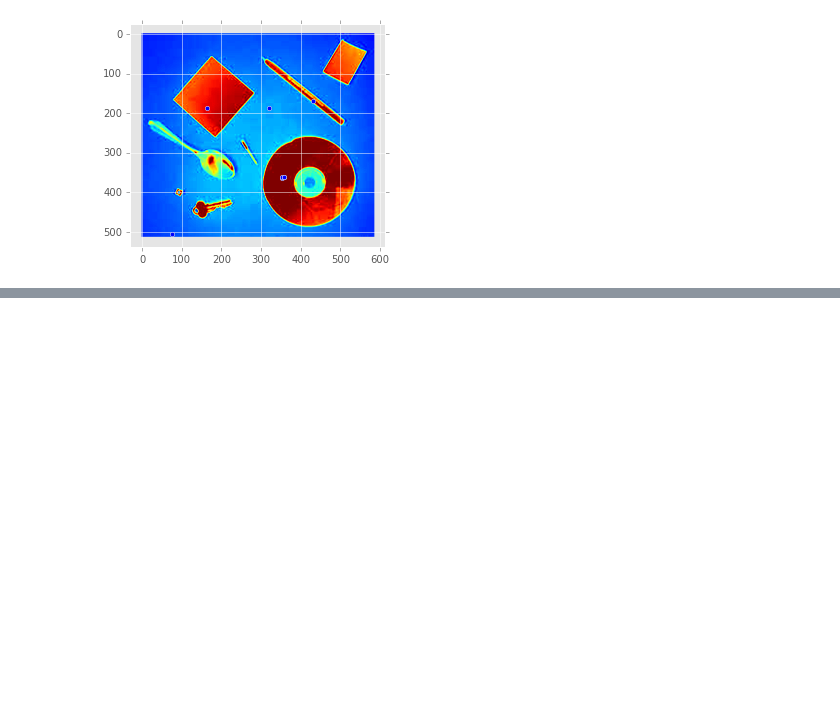
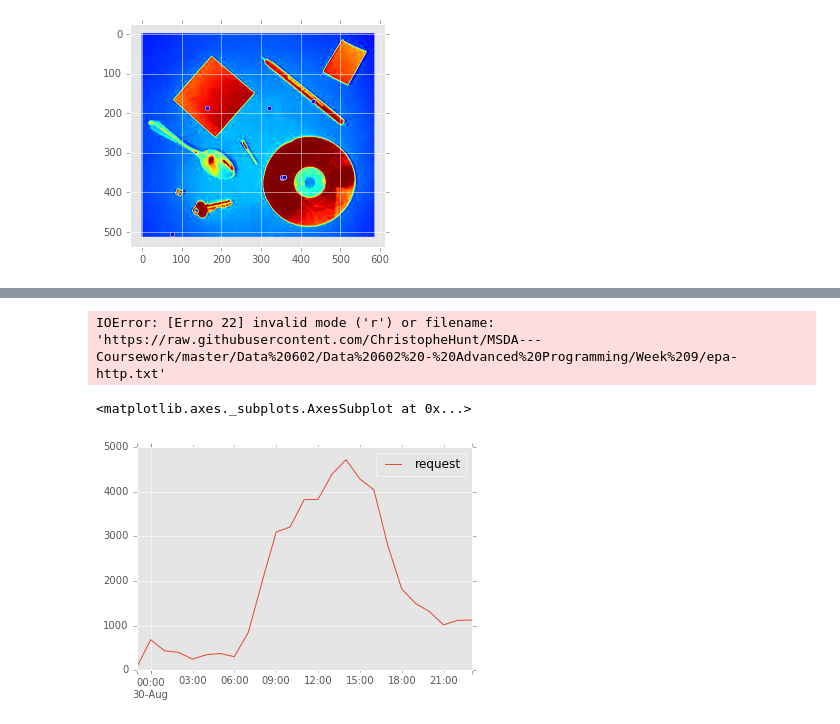
Before and after one commit to ChristopheHunt/MSDA---Coursework, a Jupyter notebook: Data 602/Data 602 - Advanced Programming/Week 10/Untitled.ipynb, the cells around one changed output, grey strips where cells are left out. Cells and saved outputs as stored; diff of their text form; code cells hidden in the pictures; blank space fills up the shorter version.

```diff
--- a/Data 602/Data 602 - Advanced Programming/Week 10/Untitled.ipynb
+++ b/Data 602/Data 602 - Advanced Programming/Week 10/Untitled.ipynb
@@ -183,0 +174,38 @@ find_center()
+# %%
+import pandas as pd
+import numpy as np
+from io import StringIO
+import re
+import Tkinter
+import tkFileDialog
+
+def create_dataframe():
+    import urllib2
+    urllib2.urlopen("http://example.com/foo/bar").read()
+    filename = "https://raw.githubusercontent.com/ChristopheHunt/MSDA---Coursework/master/Data%20602/Data%20602%20-%20Advanced%20Programming/Week%209/epa-http.txt"
+    info = open(filename, 'r')
+    info = info.read().decode('utf-8')
+    headers = ['host', 'date', 'request', 'HTTP_reply_code', 'bytes_in_the_reply']
+    info = StringIO(info)
+    return(pd.read_csv(info, sep="\s+", names=headers, header = None))
+
+df = create_dataframe()
+
+def create_data_frame_wDateIndex():
+    from datetime import datetime
+    df['date'] = df['date'].str.replace(r"[","")
+    df['date'] = df['date'].str.replace(r"]","")
+    df['date'] = pd.to_datetime('1995:08:' + df['date'], format = "%Y:%m:%d:%H:%M:%S")
+    return(df.set_index(pd.DatetimeIndex(df['date'])))
+
+df_time_indexed = create_data_frame_wDateIndex()
+
+grouped = df_time_indexed.groupby(pd.TimeGrouper(freq='60Min'))
+grouped = pd.DataFrame(grouped['request'].count())
+# %% [output]
+IOError: [Errno 22] invalid mode ('r') or filename: 'https://raw.githubusercontent.com/ChristopheHunt/MSDA---Coursework/master/Data%20602/Data%20602%20-%20Advanced%20Programming/Week%209/epa-http.txt'
+# %%
+grouped.plot()
+# %% [output]
+<matplotlib.axes._subplots.AxesSubplot at 0x...>
+[figure, added]
```
Also changed, not shown: parts of 5 cells of this notebook, 1 other file.
